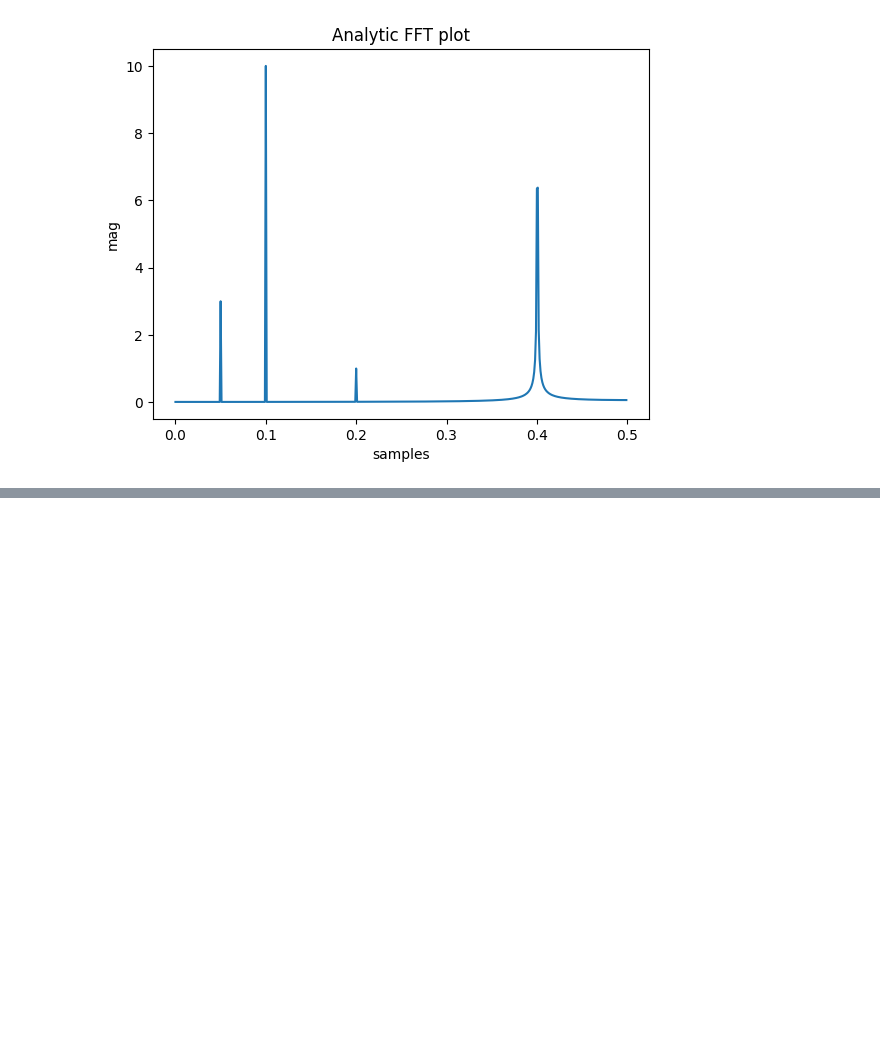
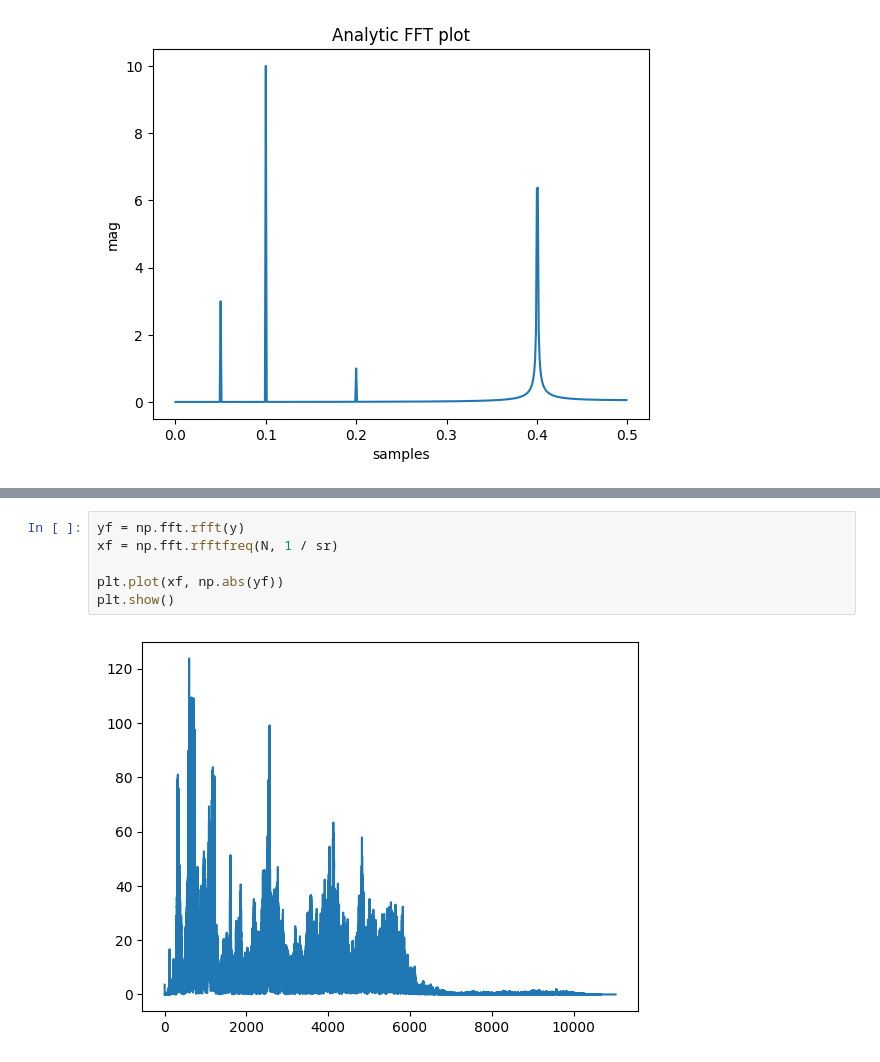
Before and after one commit to ryanz22/PestDataprocess, a Jupyter notebook: notebooks/fft_plot.ipynb, the cells around one changed output, grey strips where cells are left out. Cells and saved outputs as stored; diff of their text form; blank space fills up the shorter version.

```diff
--- a/notebooks/fft_plot.ipynb
+++ b/notebooks/fft_plot.ipynb
@@ -78,0 +93,8 @@ N: 241316
+# %%
+yf = np.fft.rfft(y)
+xf = np.fft.rfftfreq(N, 1 / sr)
+
+plt.plot(xf, np.abs(yf))
+plt.show()
+# %% [output]
+[figure, added]
```
Also changed, not shown: parts of 4 cells of this notebook, 1 other file.
